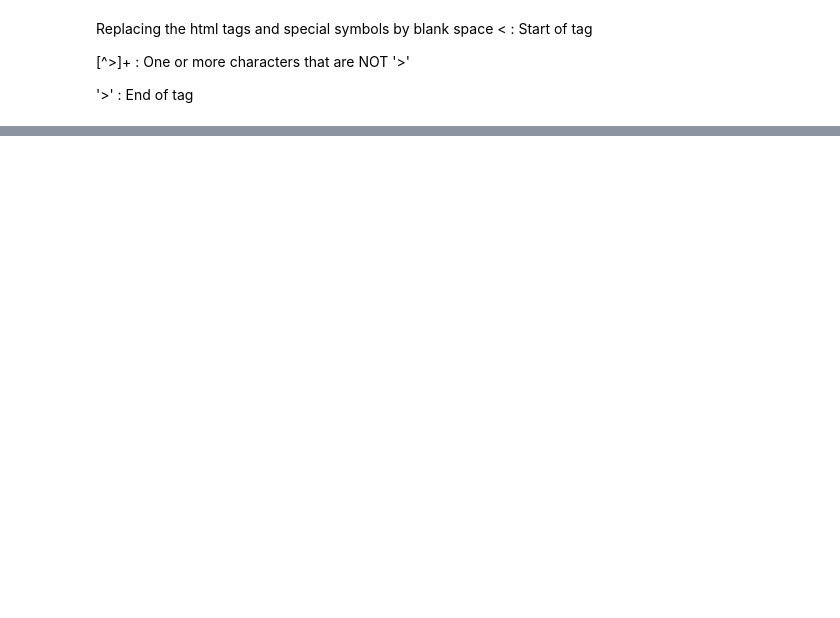
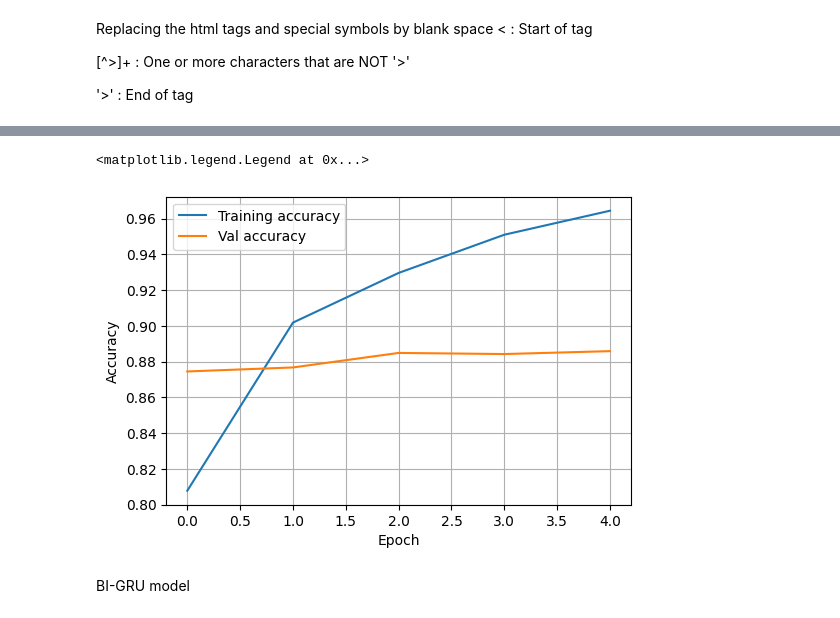
Before and after one commit to Sharddha-Sharddha/IITMLAssignments, a Jupyter notebook: AMAZON_fine_food_review_RNN|LSTM_model.ipynb, the cells around one changed output, grey strips where cells are left out. Drawn from its saved outputs; the diff is of its cells as text; code cells hidden in the pictures; blank space fills up the shorter version.

```diff
--- a/AMAZON_fine_food_review_RNN|LSTM_model.ipynb
+++ b/AMAZON_fine_food_review_RNN|LSTM_model.ipynb
@@ -405,0 +625,31 @@ print(X_padded)
+# %%
+def create_bilstm_model():
+  model_4= Sequential([
+      Embedding(input_dim= MAX_FEATURES,
+                output_dim= 128,
+                input_length= MAX_LEN),
+      Bidirectional(LSTM(64, return_sequences= True)),
+      Dropout(0.30),
+      Bidirectional(LSTM(64)),
+      Dropout(0.30),
+      Dense(1, activation= 'sigmoid')
+  ])
+  return model_4
+
+bilstm_model= create_bilstm_model()
+
+#compile
+bilstm_model.compile(
+    optimizer = 'adam',
+    loss='binary_crossentropy',
+    metrics=['accuracy']
+)
+
+#fit
+bilstm_model_history= bilstm_model.fit(
+    x_train, y_train,
+    batch_size=128,
+    epochs= 5,
+    validation_split= 0.20
+    # callbacks = [earlyl_stoping, checkpoints]
+)
@@ -405,0 +667,14 @@ print(X_padded)
+# %%
+#plot the model
+plt.figure(figsize=(6,4))
+plt.plot(bilstm_model_history.history['accuracy'],label='Training accuracy')
+plt.plot(bilstm_model_history.history['val_accuracy'],label='Val accuracy')
+plt.xlabel("Epoch")
+plt.ylabel("Accuracy")
+plt.grid()
+plt.legend()
+# %% [output]
+<matplotlib.legend.Legend at 0x...>
+[figure, added]
+# %% [markdown]
+BI-GRU model
```
Also changed, not shown: parts of 38 cells of this notebook.
